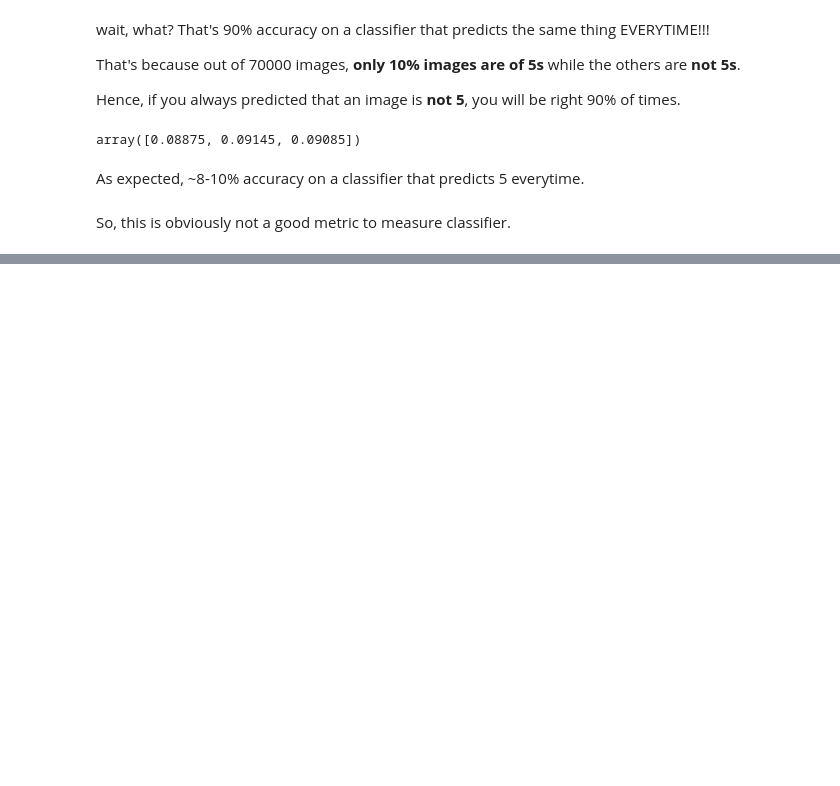
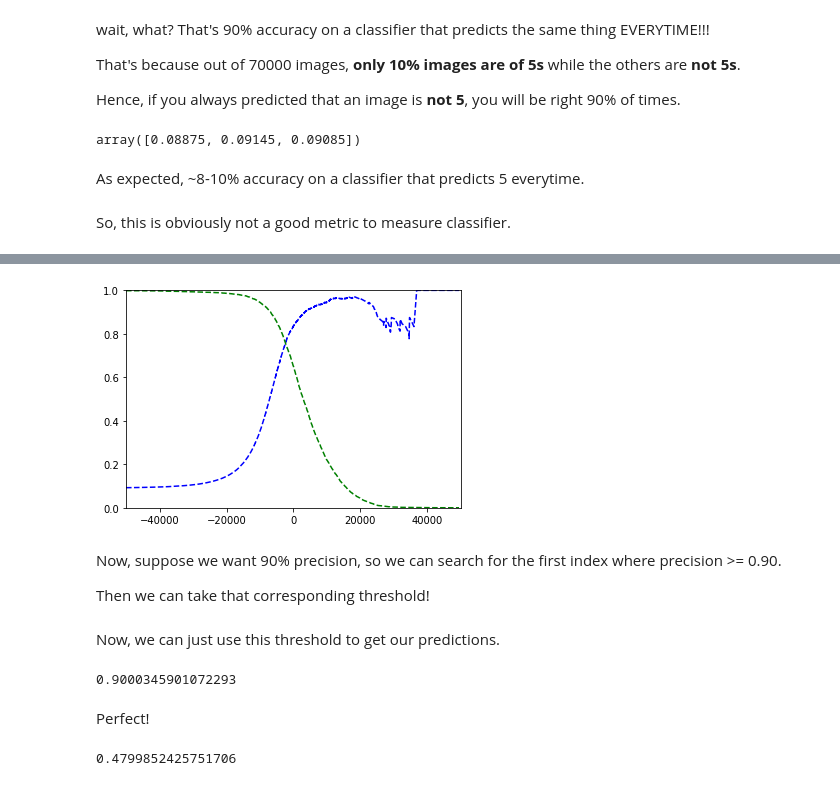
Before and after one commit to heerboi/HandsOnML-stuff, a Jupyter notebook: Hands_On_ML_Chapter_3.ipynb, the cells around one changed output, grey strips where cells are left out. Cells and saved outputs as stored; diff of their text form; code cells hidden in the pictures; blank space fills up the shorter version.

Commit message:
halfway throu metrics

```diff
--- a/Hands_On_ML_Chapter_3.ipynb
+++ b/Hands_On_ML_Chapter_3.ipynb
@@ -134,0 +211,19 @@ So, this is obviously not a good metric to measure classifier.
+# %%
+y_scores = cross_val_predict(sgd_clf, X_train, y_train_5, cv = 3, method = "decision_function")
+# %%
+from sklearn.metrics import precision_recall_curve
+
+precisions, recalls, thresholds = precision_recall_curve(y_train_5, y_scores)
+# %%
+def plot_precision_recall_vs_threshold(precisions, recalls, thresholds):
+    plt.plot(thresholds, precisions[:-1], "b--", label = "Precision")
+    plt.plot(thresholds, recalls[:-1], "g--", label = "Recall")
+    plt.axis([-50000, 50000, 0, 1])
+# %%
+plot_precision_recall_vs_threshold(precisions, recalls, thresholds)
+# %% [output]
+[figure, added]
+# %% [markdown]
+Now, suppose we want 90% precision, so we can search for the first index where precision >= 0.90.
+
+Then we can take that corresponding threshold!
@@ -134,0 +234,2 @@ So, this is obviously not a good metric to measure classifier.
+# %% [markdown]
+Now, we can just use this threshold to get our predictions.
@@ -134,0 +238,10 @@ So, this is obviously not a good metric to measure classifier.
+# %%
+precision_score(y_train_5, y_train_pred_90)
+# %% [output]
+0.9000345901072293
+# %% [markdown]
+Perfect!
+# %%
+recall_score(y_train_5, y_train_pred_90)
+# %% [output]
+0.4799852425751706
```
Also changed, not shown: parts of 19 cells of this notebook.
